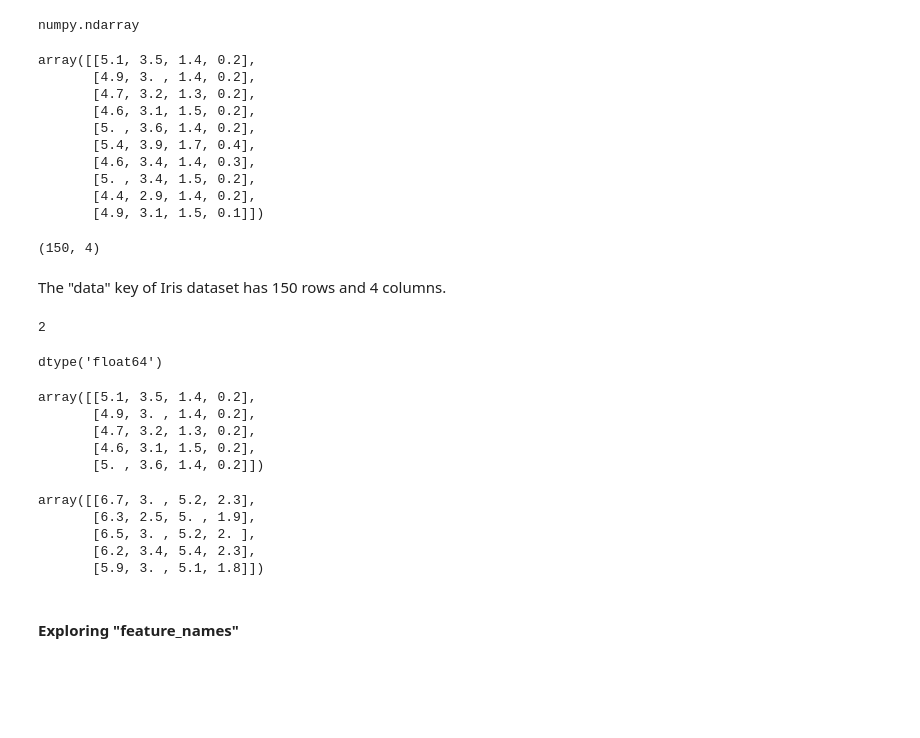
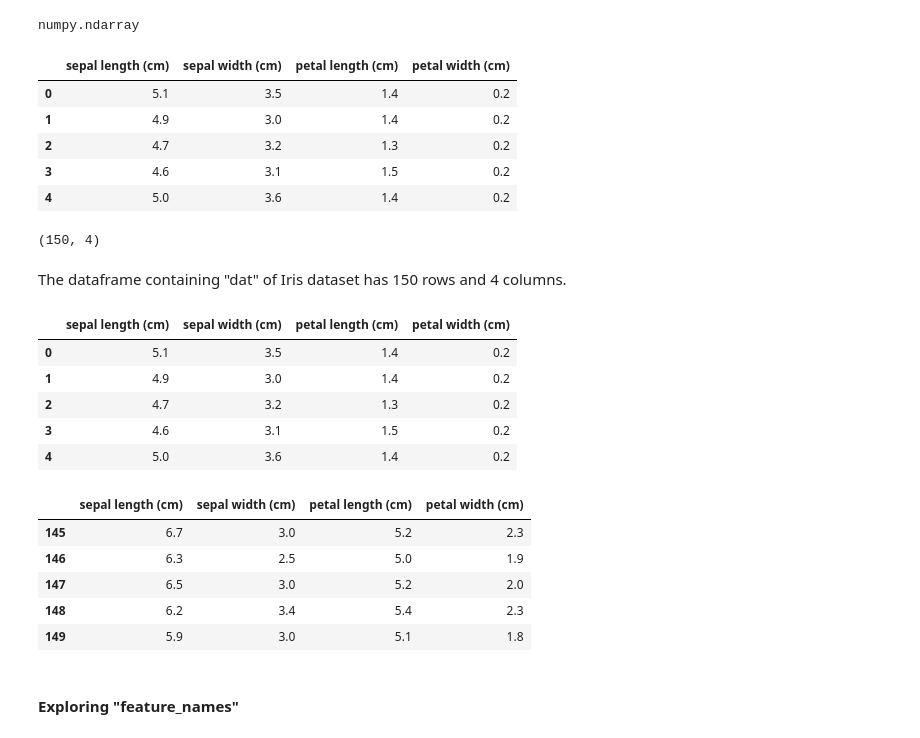
Before and after one commit to AnnaLoz28/principles_of_data_analytics, a Jupyter notebook: tasks.ipynb, the cells around one changed output. Drawn from its saved outputs; the diff is of its cells as text; code cells hidden in the pictures; blank space fills up the shorter version.

```diff
--- a/tasks.ipynb
+++ b/tasks.ipynb
@@ -22,8 +22,8 @@ import numpy as np
 # import Matplotlib as plt
 import matplotlib.pyplot as plt
 # %%
-# Import the Iris data set from Sklearn Library as ds
-ds = skl.datasets.load_iris()
+# Import the Iris data set from Sklearn Library as iris
+iris = skl.datasets.load_iris()
 # %% [markdown]
  The load_iris() function returns the Iris data set from the collection of the Sklearn data sets. It allows to load and import the Iris data set.
 # %% [markdown]
@@ -91,18 +91,17 @@ type(ds["data"])
 # %% [output]
 numpy.ndarray
+# %%
+# convert iris "data" into a dataframe for better manipulation
+df = pd.DataFrame(iris.data, columns= iris.feature_names)
 # %%
-# Visualize the first 10 rows of the "data"
-ds["data"][:10]
+# Visualize the first 10 rows of the "data" dataframe
+df.head()
 # %% [output]
-array([[5.1, 3.5, 1.4, 0.2],
-       [4.9, 3. , 1.4, 0.2],
-       [4.7, 3.2, 1.3, 0.2],
-       [4.6, 3.1, 1.5, 0.2],
-       [5. , 3.6, 1.4, 0.2],
-       [5.4, 3.9, 1.7, 0.4],
-       [4.6, 3.4, 1.4, 0.3],
-       [5. , 3.4, 1.5, 0.2],
-       [4.4, 2.9, 1.4, 0.2],
-       [4.9, 3.1, 1.5, 0.1]])
+|  | sepal length (cm) | sepal width (cm) | petal length (cm) | petal width (cm) |
+| 0 | 5.1 | 3.5 | 1.4 | 0.2 |
+| 1 | 4.9 | 3.0 | 1.4 | 0.2 |
+| 2 | 4.7 | 3.2 | 1.3 | 0.2 |
+| 3 | 4.6 | 3.1 | 1.5 | 0.2 |
+| 4 | 5.0 | 3.6 | 1.4 | 0.2 |
 # %%
 # print the shape of "data" of Iris dataset
@@ -110,35 +109,27 @@ ds["data"].shape
 # %% [output]
 (150, 4)
 # %% [markdown]
-The "data" key of Iris dataset has 150 rows and 4 columns.
+The dataframe containing "dat" of Iris dataset has 150 rows and 4 columns.
-# %%
-# check the number of dimensions of "data" ndarray
-ds["data"].ndim
-# %% [output]
-2
-# %%
-# check the type of elements contained in "data" ndarray
-ds["data"].dtype
-# %% [output]
-dtype('float64')
 # %%
 # show the first 5 rows of "data"
-ds["data"][:5]
+df.head(5)
 # %% [output]
-array([[5.1, 3.5, 1.4, 0.2],
-       [4.9, 3. , 1.4, 0.2],
-       [4.7, 3.2, 1.3, 0.2],
-       [4.6, 3.1, 1.5, 0.2],
-       [5. , 3.6, 1.4, 0.2]])
+|  | sepal length (cm) | sepal width (cm) | petal length (cm) | petal width (cm) |
+| 0 | 5.1 | 3.5 | 1.4 | 0.2 |
+| 1 | 4.9 | 3.0 | 1.4 | 0.2 |
+| 2 | 4.7 | 3.2 | 1.3 | 0.2 |
+| 3 | 4.6 | 3.1 | 1.5 | 0.2 |
+| 4 | 5.0 | 3.6 | 1.4 | 0.2 |
 # %%
 # show the last 5 rows of "data"
-ds["data"][145:]
+df.tail(5)
 # %% [output]
-array([[6.7, 3. , 5.2, 2.3],
-       [6.3, 2.5, 5. , 1.9],
-       [6.5, 3. , 5.2, 2. ],
-       [6.2, 3.4, 5.4, 2.3],
-       [5.9, 3. , 5.1, 1.8]])
+|  | sepal length (cm) | sepal width (cm) | petal length (cm) | petal width (cm) |
+| 145 | 6.7 | 3.0 | 5.2 | 2.3 |
+| 146 | 6.3 | 2.5 | 5.0 | 1.9 |
+| 147 | 6.5 | 3.0 | 5.2 | 2.0 |
+| 148 | 6.2 | 3.4 | 5.4 | 2.3 |
+| 149 | 5.9 | 3.0 | 5.1 | 1.8 |
 # %% [markdown]
 
 
```
Also changed, not shown: parts of 50 cells of this notebook.
